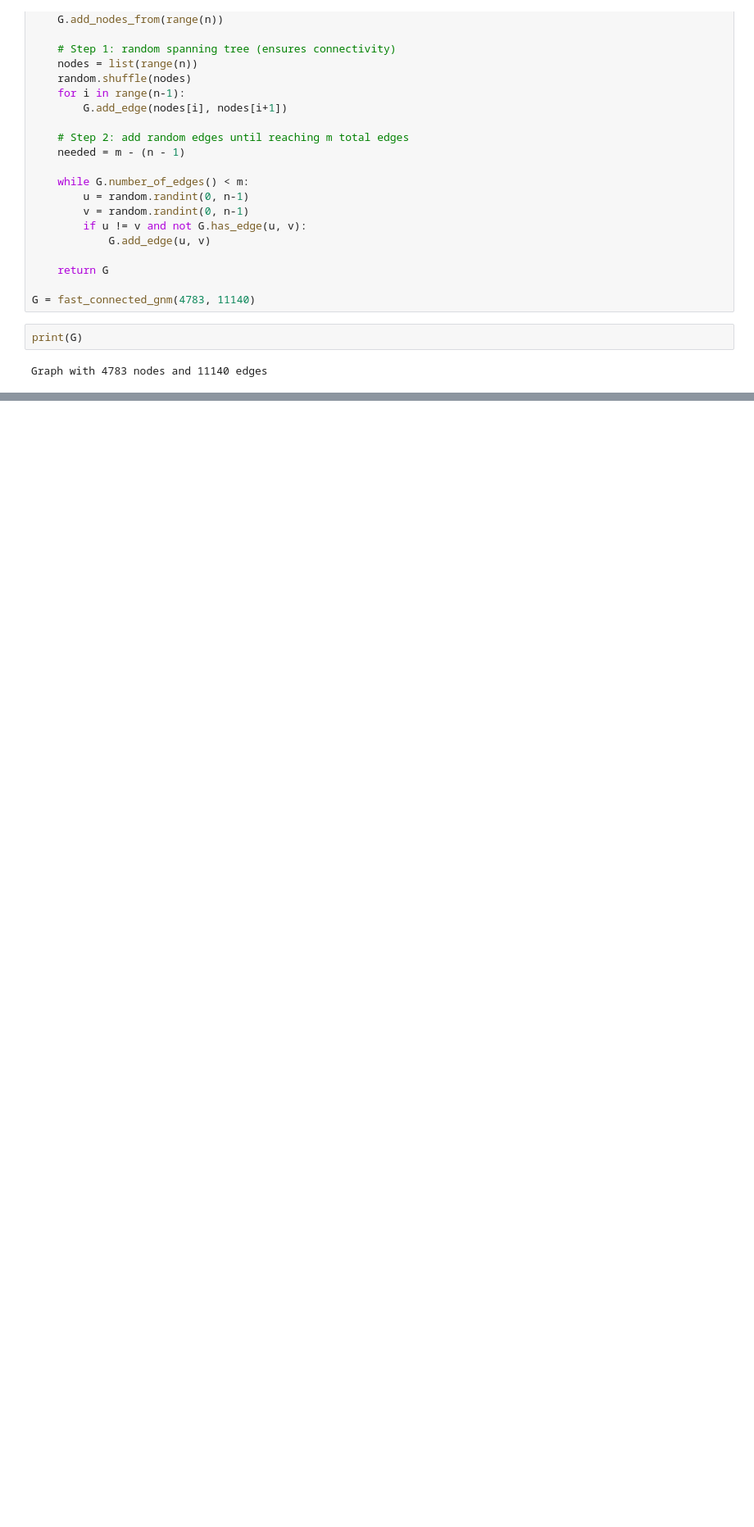
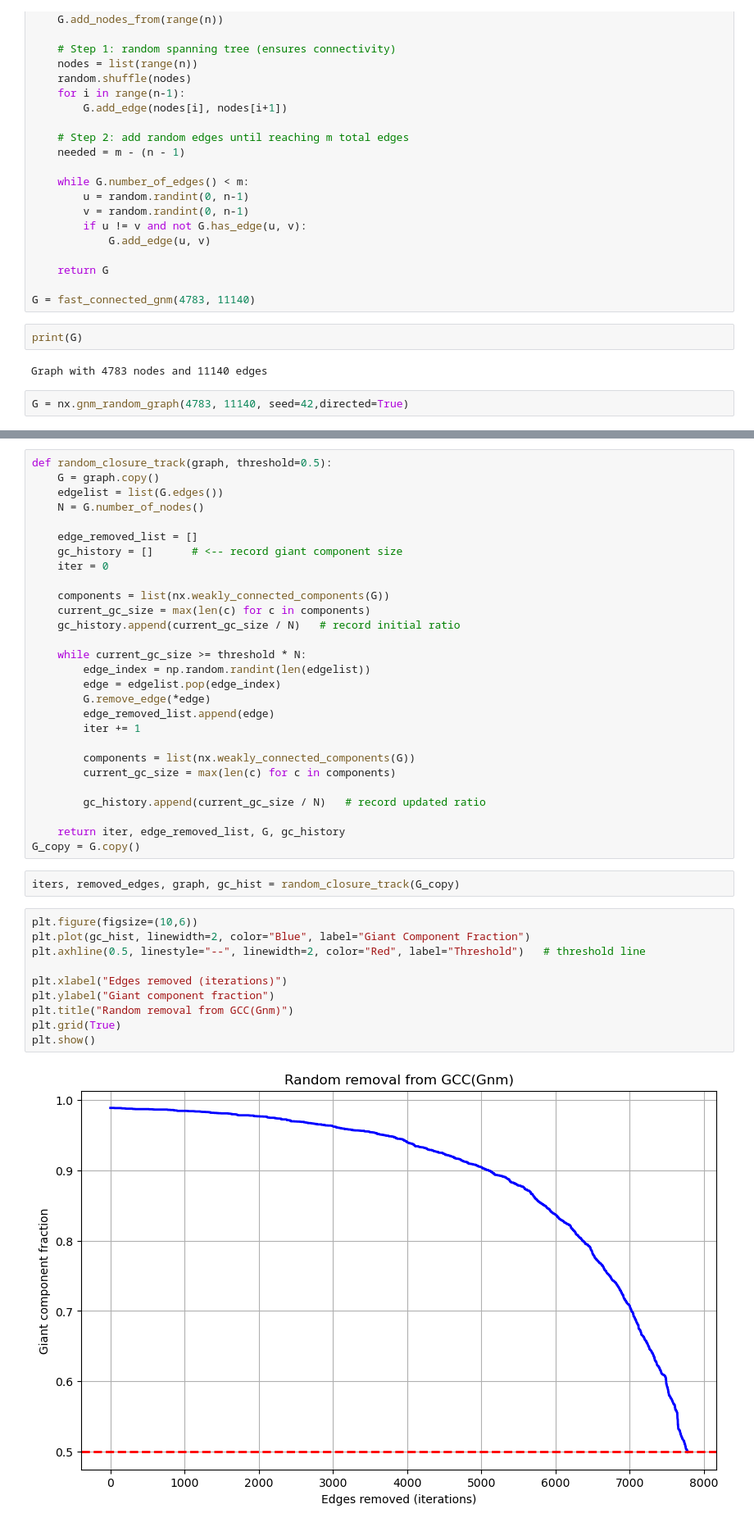
Before and after one commit to pocem/goldcoast_road_traffic_network, a Jupyter notebook: generated_network.ipynb, the cells around one changed output, grey strips where cells are left out. Shown at 82% size. Cells and saved outputs as stored; diff of their text form; blank space fills up the shorter version.

Commit message:
Random graph, gnm networkx.

```diff
--- a/generated_network.ipynb
+++ b/generated_network.ipynb
@@ -37,3 +37,5 @@ G = fast_connected_gnm(4783, 11140)
 print(G)
 # %% [output]
 Graph with 4783 nodes and 11140 edges
+# %%
+G = nx.gnm_random_graph(4783, 11140, seed=42,directed=True)
@@ -39,0 +46,42 @@ Graph with 4783 nodes and 11140 edges
+# %%
+def random_closure_track(graph, threshold=0.5):
+    G = graph.copy()
+    edgelist = list(G.edges())
+    N = G.number_of_nodes()
+
+    edge_removed_list = []
+    gc_history = []      # <-- record giant component size
+    iter = 0
+
+    components = list(nx.weakly_connected_components(G))
+    current_gc_size = max(len(c) for c in components)
+    gc_history.append(current_gc_size / N)   # record initial ratio
+
+    while current_gc_size >= threshold * N:
+        edge_index = np.random.randint(len(edgelist))
+        edge = edgelist.pop(edge_index)
+        G.remove_edge(*edge)
+        edge_removed_list.append(edge)
+        iter += 1
+
+        components = list(nx.weakly_connected_components(G))
+        current_gc_size = max(len(c) for c in components)
+
+        gc_history.append(current_gc_size / N)   # record updated ratio
+
+    return iter, edge_removed_list, G, gc_history
+G_copy = G.copy()
+# %%
+iters, removed_edges, graph, gc_hist = random_closure_track(G_copy)
+# %%
+plt.figure(figsize=(10,6))
+plt.plot(gc_hist, linewidth=2, color="Blue", label="Giant Component Fraction")
+plt.axhline(0.5, linestyle="--", linewidth=2, color="Red", label="Threshold")   # threshold line
+
+plt.xlabel("Edges removed (iterations)")
+plt.ylabel("Giant component fraction")
+plt.title("Random removal from GCC(Gnm)")
+plt.grid(True)
+plt.show()
+# %% [output]
+[figure, added]
```
Also changed, not shown: parts of 4 cells of this notebook.
